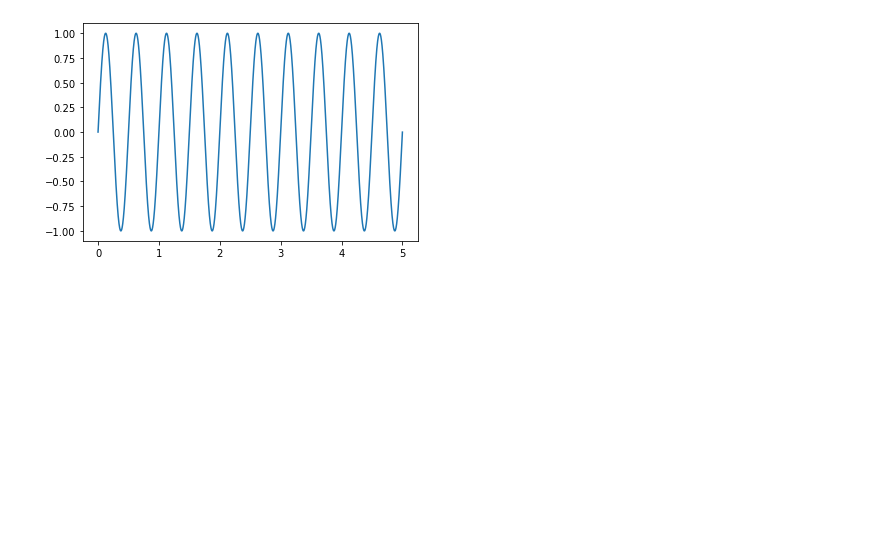
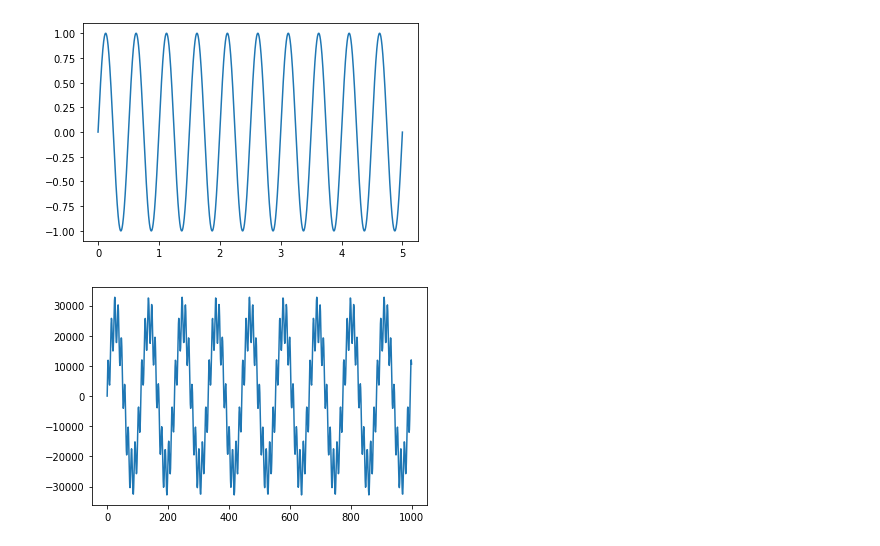
Before and after one commit to peasypi/Stress-Detection-From-Wearables, a Jupyter notebook: code/FFT_bsp.ipynb, the cells around one changed output. Drawn from its saved outputs; the diff is of its cells as text; code cells hidden in the pictures; blank space fills up the shorter version.

```diff
--- a/code/FFT_bsp.ipynb
+++ b/code/FFT_bsp.ipynb
@@ -20,3 +20,17 @@ plt.plot(x, y)
 plt.show()
 # %% [output]
 [figure]
+# %%
+
+_, nice_tone = generate_sine_wave(400, SAMPLE_RATE, DURATION)
+_, noise_tone = generate_sine_wave(4000, SAMPLE_RATE, DURATION)
+noise_tone = noise_tone * 0.3
+
+mixed_tone = nice_tone + noise_tone
+# %%
+normalized_tone = np.int16((mixed_tone / mixed_tone.max()) * 32767)
+
+plt.plot(normalized_tone[:1000])
+plt.show()
+# %% [output]
+[figure, added]
```
Also changed, not shown: parts of 3 cells of this notebook.
